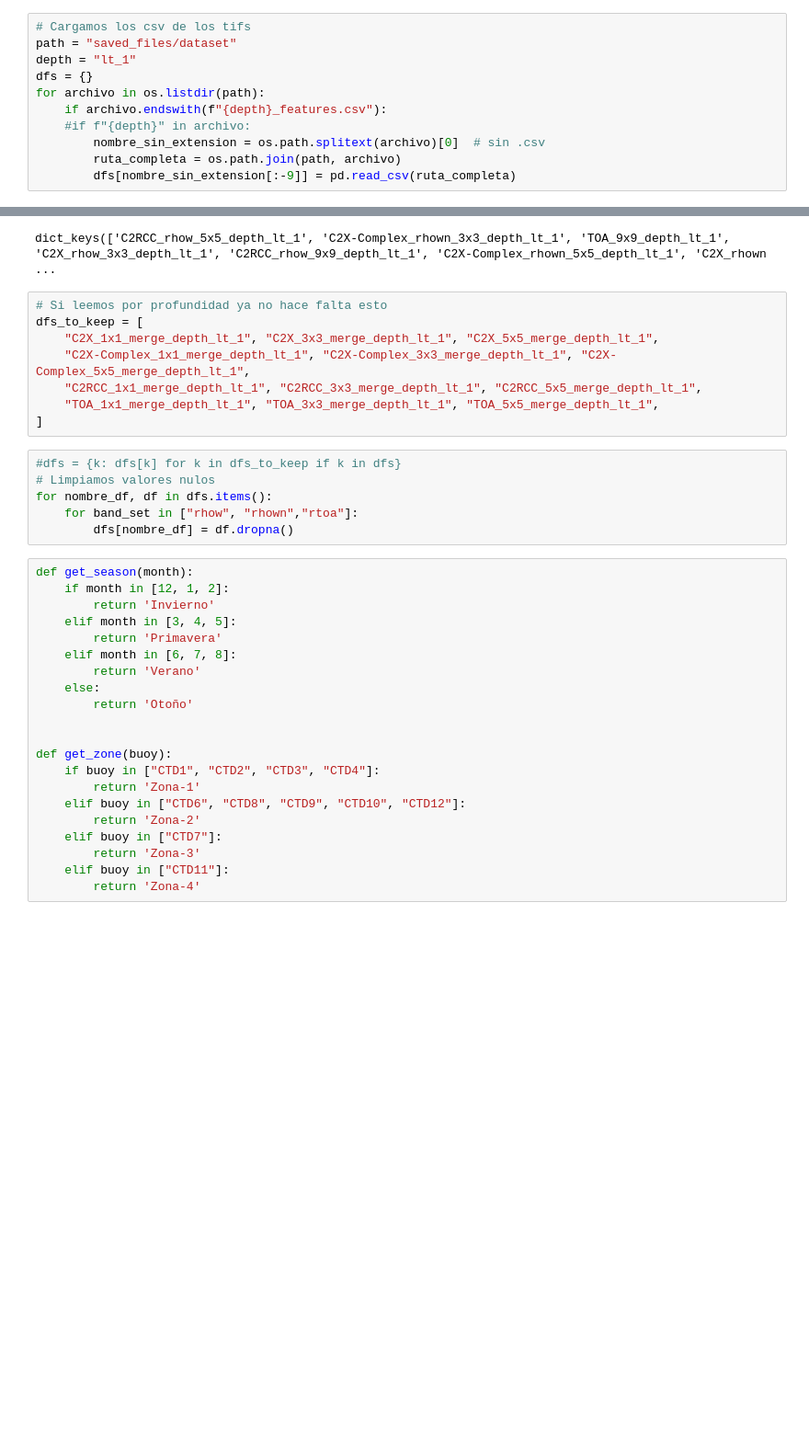
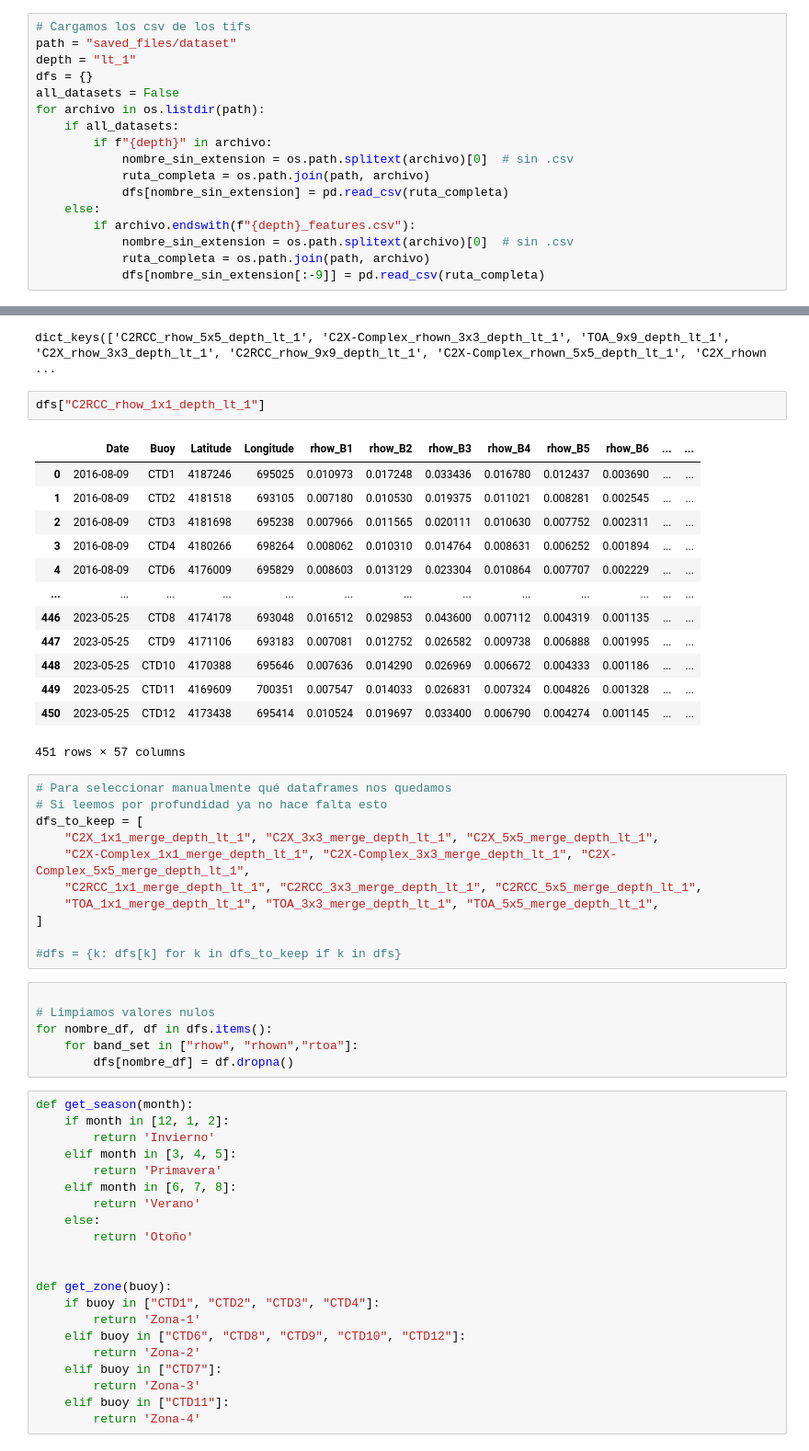
Before and after one commit to Antonio-MI/mar-menor-chl, a Jupyter notebook: Entrenamiento_V2.ipynb, the cells around one changed output, grey strips where cells are left out. Shown at 92% size. Drawn from its saved outputs; the diff is of its cells as text; blank space fills up the shorter version.

Commit message:
Catboost y ElasticNet + utilizar datasets con y sin features

```diff
--- a/Entrenamiento_V2.ipynb
+++ b/Entrenamiento_V2.ipynb
@@ -29,17 +22,40 @@ from sklearn.linear_model import Ridge
 path = "saved_files/dataset"
 depth = "lt_1"
 dfs = {}
+all_datasets = False
 for archivo in os.listdir(path):
-    if archivo.endswith(f"{depth}_features.csv"):
-    #if f"{depth}" in archivo:
-        nombre_sin_extension = os.path.splitext(archivo)[0]  # sin .csv
-        ruta_completa = os.path.join(path, archivo)
-        dfs[nombre_sin_extension[:-9]] = pd.read_csv(ruta_completa)
+    if all_datasets:
+        if f"{depth}" in archivo:
+            nombre_sin_extension = os.path.splitext(archivo)[0]  # sin .csv
+            ruta_completa = os.path.join(path, archivo)
+            dfs[nombre_sin_extension] = pd.read_csv(ruta_completa)
+    else:
+        if archivo.endswith(f"{depth}_features.csv"):
+            nombre_sin_extension = os.path.splitext(archivo)[0]  # sin .csv
+            ruta_completa = os.path.join(path, archivo)
+            dfs[nombre_sin_extension[:-9]] = pd.read_csv(ruta_completa)
 # %%
 dfs.keys()
 # %% [output]
 dict_keys(['C2RCC_rhow_5x5_depth_lt_1', 'C2X-Complex_rhown_3x3_depth_lt_1', 'TOA_9x9_depth_lt_1', 'C2X_rhow_3x3_depth_lt_1', 'C2RCC_rhow_9x9_depth_lt_1', 'C2X-Complex_rhown_5x5_depth_lt_1', 'C2X_rhown ...
+# %%
+dfs["C2RCC_rhow_1x1_depth_lt_1"]
+# %% [output]
+|  | Date | Buoy | Latitude | Longitude | rhow_B1 | rhow_B2 | rhow_B3 | rhow_B4 | rhow_B5 | rhow_B6 | ... | ... |
+| 0 | 2016-08-09 | CTD1 | 4187246 | 695025 | 0.010973 | 0.017248 | 0.033436 | 0.016780 | 0.012437 | 0.003690 | ... | ... |
+| 1 | 2016-08-09 | CTD2 | 4181518 | 693105 | 0.007180 | 0.010530 | 0.019375 | 0.011021 | 0.008281 | 0.002545 | ... | ... |
+| 2 | 2016-08-09 | CTD3 | 4181698 | 695238 | 0.007966 | 0.011565 | 0.020111 | 0.010630 | 0.007752 | 0.002311 | ... | ... |
+| 3 | 2016-08-09 | CTD4 | 4180266 | 698264 | 0.008062 | 0.010310 | 0.014764 | 0.008631 | 0.006252 | 0.001894 | ... | ... |
+| 4 | 2016-08-09 | CTD6 | 4176009 | 695829 | 0.008603 | 0.013129 | 0.023304 | 0.010864 | 0.007707 | 0.002229 | ... | ... |
+| ... | ... | ... | ... | ... | ... | ... | ... | ... | ... | ... | ... | ... |
+| 446 | 2023-05-25 | CTD8 | 4174178 | 693048 | 0.016512 | 0.029853 | 0.043600 | 0.007112 | 0.004319 | 0.001135 | ... | ... |
+| 447 | 2023-05-25 | CTD9 | 4171106 | 693183 | 0.007081 | 0.012752 | 0.026582 | 0.009738 | 0.006888 | 0.001995 | ... | ... |
+| 448 | 2023-05-25 | CTD10 | 4170388 | 695646 | 0.007636 | 0.014290 | 0.026969 | 0.006672 | 0.004333 | 0.001186 | ... | ... |
+| 449 | 2023-05-25 | CTD11 | 4169609 | 700351 | 0.007547 | 0.014033 | 0.026831 | 0.007324 | 0.004826 | 0.001328 | ... | ... |
+| 450 | 2023-05-25 | CTD12 | 4173438 | 695414 | 0.010524 | 0.019697 | 0.033400 | 0.006790 | 0.004274 | 0.001145 | ... | ... |
+451 rows × 57 columns
 # %%
+# Para seleccionar manualmente qué dataframes nos quedamos
 # Si leemos por profundidad ya no hace falta esto
 dfs_to_keep = [
     "C2X_1x1_merge_depth_lt_1", "C2X_3x3_merge_depth_lt_1", "C2X_5x5_merge_depth_lt_1",
@@ -47,8 +63,10 @@ dfs_to_keep = [
     "C2RCC_1x1_merge_depth_lt_1", "C2RCC_3x3_merge_depth_lt_1", "C2RCC_5x5_merge_depth_lt_1",
     "TOA_1x1_merge_depth_lt_1", "TOA_3x3_merge_depth_lt_1", "TOA_5x5_merge_depth_lt_1",
 ]
+
+#dfs = {k: dfs[k] for k in dfs_to_keep if k in dfs}
 # %%
-#dfs = {k: dfs[k] for k in dfs_to_keep if k in dfs}
+
 # Limpiamos valores nulos
 for nombre_df, df in dfs.items():
     for band_set in ["rhow", "rhown","rtoa"]:
```
Also changed, not shown: parts of 9 cells of this notebook, 1 other file.
